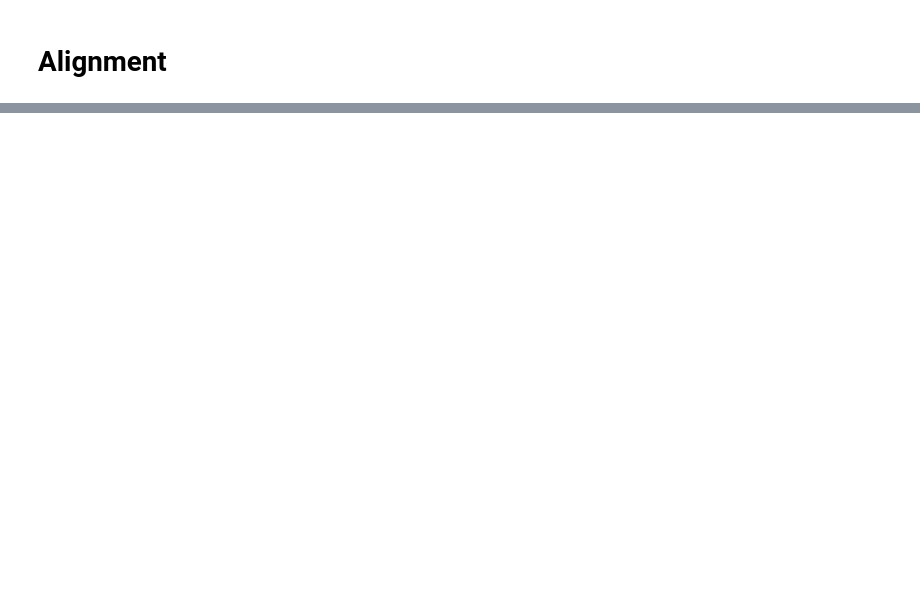
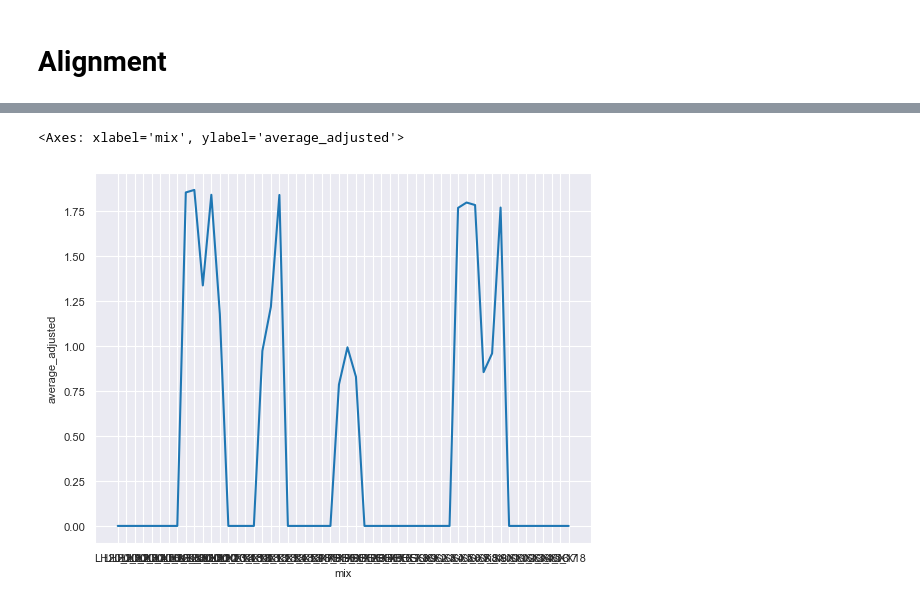
Before and after one commit to FanzhouKong/lead_finder, a Jupyter notebook: h2lv2.ipynb, the cells around one changed output, grey strips where cells are left out. Cells and saved outputs as stored; diff of their text form; code cells hidden in the pictures; blank space fills up the shorter version.

```diff
--- a/h2lv2.ipynb
+++ b/h2lv2.ipynb
@@ -19,5 +24,10 @@ The autoreload extension is already loaded. To reload it, use:
   %reload_ext autoreload
 # %%
 peak_list_dir = '/Volumes/Natural Product Chemistry/Working Space/Fanzhou/20230607_NQ_Development_H2Lv2/peak_list/pos'
-istd_info = pd.read_csv(os.path.join('/Volumes/Natural Product Chemistry/Working Space/Fanzhou/20230607_NQ_Development_H2Lv2', 'istd_info.csv'))
+# istd_info = pd.read_csv(os.path.join('/Volumes/Natural Product Chemistry/Working Space/Fanzhou/20230607_NQ_Development_H2Lv2', 'istd_info.csv'))
 mzml_dir ='/Volumes/Natural Product Chemistry/Working Space/Fanzhou/20230607_NQ_Development_H2Lv2/mzml/pos'
+alignment_dir = '/Volumes/Natural Product Chemistry/Working Space/Fanzhou/20230607_NQ_Development_H2Lv2/alignment_result/pos'
+normalized_dir ='/Volumes/Natural Product Chemistry/Working Space/Fanzhou/20230607_NQ_Development_H2Lv2/normalized_peak_list/pos'
+bio_dir = '/Volumes/Natural Product Chemistry/Working Space/Fanzhou/20230607_NQ_Development_H2Lv2/bioactivity/pos'
+result_dir = '/Volumes/Natural Product Chemistry/Working Space/Fanzhou/20230607_NQ_Development_H2Lv2/results'
+sirius_input_dir = '/Volumes/Natural Product Chemistry/Working Space/Fanzhou/20230607_NQ_Development_H2Lv2/sirius_compitable'
@@ -88,0 +176,10 @@ alignment.to_csv(os.path.join(normalized_folder, 'alignment.csv'))
+# %%
+bio_data = pd.read_csv(os.path.join(bio_dir, 'H2L000022-1 Bioactivity - E.coli.csv'))
+bio_data_processed =biodata_prep(bio_data)
+# activity_processed = []
+# for index, row in bio_data_processed.iterrows():
+#     if row['peak_label']==True:
+#         activity_processed.append(row['average_adjusted'])
+#     else:
+#         activity_processed.append(0)
+# bio_data_processed['activity_processed']=activity_processed
@@ -88,0 +208,5 @@ alignment.to_csv(os.path.join(normalized_folder, 'alignment.csv'))
+# %%
+sns.lineplot(x = bio_data_processed['mix'], y = bio_data_processed['average_adjusted'])
+# %% [output]
+<Axes: xlabel='mix', ylabel='average_adjusted'>
+[figure, added]
```
Also changed, not shown: parts of 115 cells of this notebook, 17 other files.
